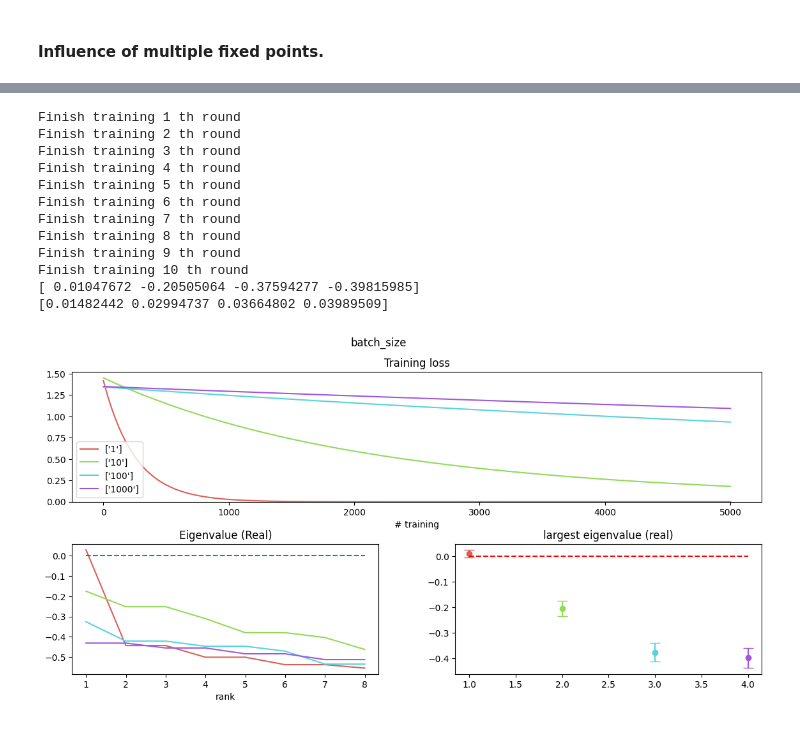
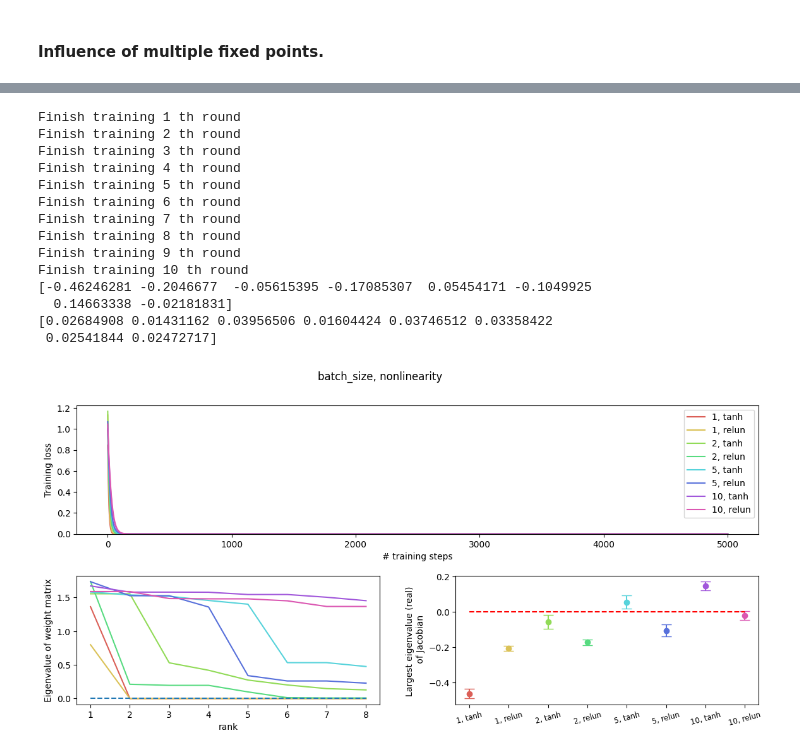
Before and after one commit to pc-Jiang/math_in_deep_learning, a Jupyter notebook: DSC_291_SP23.ipynb, the cells around one changed output, grey strips where cells are left out. Saved outputs shown, nothing was run; the diff lists cells and outputs as text; code cells hidden in the pictures.

```diff
--- a/DSC_291_SP23.ipynb
+++ b/DSC_291_SP23.ipynb
@@ -435,8 +460,9 @@ def get_eigenvalue_variance(results_reps):
     for i in range(rep):
         for j, r in enumerate(results_reps[i]):
             weight_h = r['model'].weight_hh
-            vals, _ = get_Jacobian_eigenvalue(weight_h, r['config'], r['fixed_point'])
-            max_eig_vals[i, j] = vals[0].real
+            vals = get_Jacobian_eigenvalue(weight_h, r['config'], r['fixed_point'])
+            # vals.shape = config.batch_size, 1
+            max_eig_vals[i, j] = np.mean(vals.real)
 
     return np.mean(max_eig_vals, 0), np.std(max_eig_vals, axis=0, ddof=1)
 # %% [markdown]
@@ -454,33 +480,42 @@ def analyze_single_result(result_list, variable_list, mean_eigval=None, std_eigv
     palette = np.array(sns.color_palette("hls", len(result_list)))
     title = ''
     for i, r in enumerate(result_list):
-        legend = []
+        legend = ''
         for var in variable_list:
+            if len(legend):
+                legend += ', '
             var_val = getattr(r['config'], var)
-            legend += [str(var_val)]
+            legend += str(var_val)
         legends += [legend]
 
         ax1.plot(r['ep_list'], r['task_loss_list'], color=palette[i])
 
         weight_h = r['model'].weight_hh
-        vals, _ = get_Jacobian_eigenvalue(weight_h, r['config'], r['fixed_point'])
-        ax2.plot(range(1, n_eig+1), vals[:n_eig].real, color=palette[i])
+        vals_w = weight_matrix_eigen(weight_h)
+
+        ax2.plot(range(1, n_eig+1), vals_w[:n_eig].real, color=palette[i])
         if mean_eigval is None:
-            ax3.scatter(i+1, vals[0].real, color=palette[i])
+            vals = get_Jacobian_eigenvalue(weight_h, r['config'], r['fixed_point'])
+            ax3.scatter(i+1, np.mean(vals.real), color=palette[i])
+            ax3.errorbar(i+1, np.mean(vals.real), yerr=np.std(vals.real, ddof=1), \
+                         color=palette[i], capsize=6)
         else:
             ax3.scatter(i+1, mean_eigval[i], color=palette[i])
             ax3.errorbar(i+1, mean_eigval[i], yerr=std_eigval[i], color=palette[i], capsize=6)
 
-    ax1.set_title('Training loss')
-    ax1.set_xlabel('# training')
+    ax1.set_ylabel('Training loss')
+    ax1.set_xlabel('# training steps')
     _, y_max=ax1.get_ylim()
     ax1.set_ylim(0, min(y_max,4))
-    ax2.set_title('Eigenvalue (Real)')
+    ax2.set_ylabel('Eigenvalue of weight matrix')
     ax2.set_xlabel('rank')
     ax2.hlines(0, 1, n_eig, linestyles='--')
     ax1.legend(legends)
+    # print(legends)
     ax3.hlines(0, 1, len(result_list), linestyles='--', color='red')
-    ax3.set_title('largest eigenvalue (real)')
+    ax3.set_ylabel('Largest eigenvalue (real) \n of Jacobian')
+    ax3.set_xticks(list(range(1, len(legends)+1)))
+    ax3.set_xticklabels(legends, rotation=15, fontsize='small')
     # plt.tight_layout(pad=0.5)
     plt.suptitle(', '.join(variable_list))
     plt.show()
@@ -662,28 +719,33 @@ Finish training 10 th round
 # %%
-def learn_fixed_point_multiple_short():
+def learn_fixed_point_multiple_nonlin_AdamW():
     config = LearnFixedPointConfig()
+    config.optimizer_type = 'AdamW'
     config_ranges = OrderedDict()
-    config_ranges['batch_size'] = [1, 10, 100, 1000]
+    config.initialization = None
+    config_ranges['batch_size'] = [1, 2, 5, 10]
+    config_ranges['nonlinearity'] = ['tanh', 'relun']
     configs = vary_config(config,
                 config_ranges,
                 mode='combinatorial',
                 num_seed=1)
     return configs
 
-configs_df = learn_fixed_point_multiple_short()
-multiple_short_result = get_training_variance(configs_df)
-analyze_result(multiple_short_result, configs_df.columns.values[:-2])
+configs_df = learn_fixed_point_multiple_nonlin_AdamW()
+multiple_nonlin_AdamW_result = get_training_variance(configs_df)
+analyze_result(multiple_nonlin_AdamW_result, configs_df.columns.values[:-2])
 # %% [output]
 Finish training 1 th round
 Finish training 2 th round
 Finish training 3 th round
 Finish training 4 th round
 Finish training 5 th round
 Finish training 6 th round
 Finish training 7 th round
 Finish training 8 th round
 Finish training 9 th round
 Finish training 10 th round
-[ 0.01047672 -0.20505064 -0.37594277 -0.39815985]
-[0.01482442 0.02994737 0.03664802 0.03989509]
+[-0.46246281 -0.2046677  -0.05615395 -0.17085307  0.05454171 -0.1049925
+  0.14663338 -0.02181831]
+[0.02684908 0.01431162 0.03956506 0.01604424 0.03746512 0.03358422
+ 0.02541844 0.02472717]
-[figure, old version]
+[figure, new version]
```
Also changed, not shown: parts of 15 cells of this notebook.
